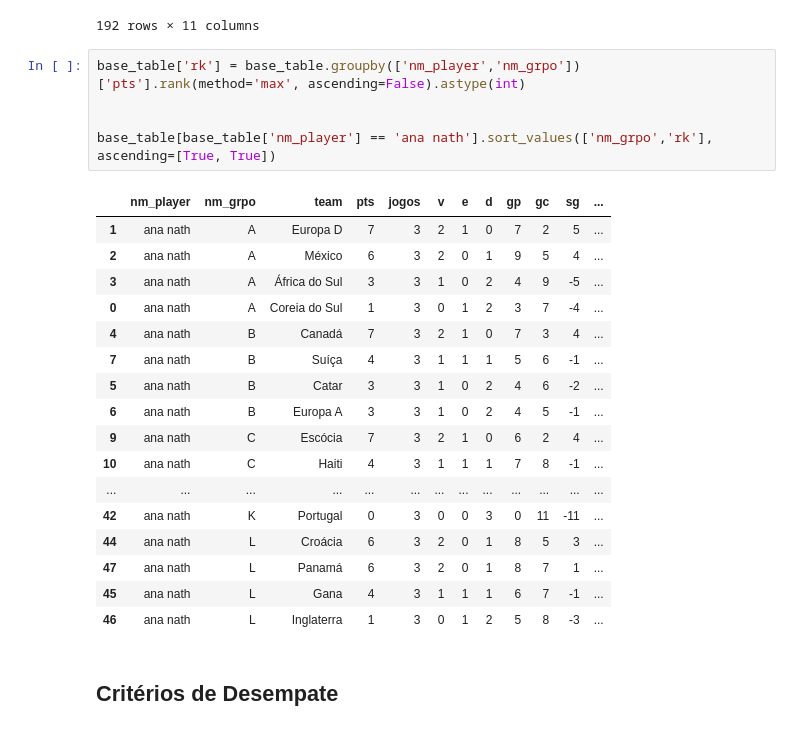
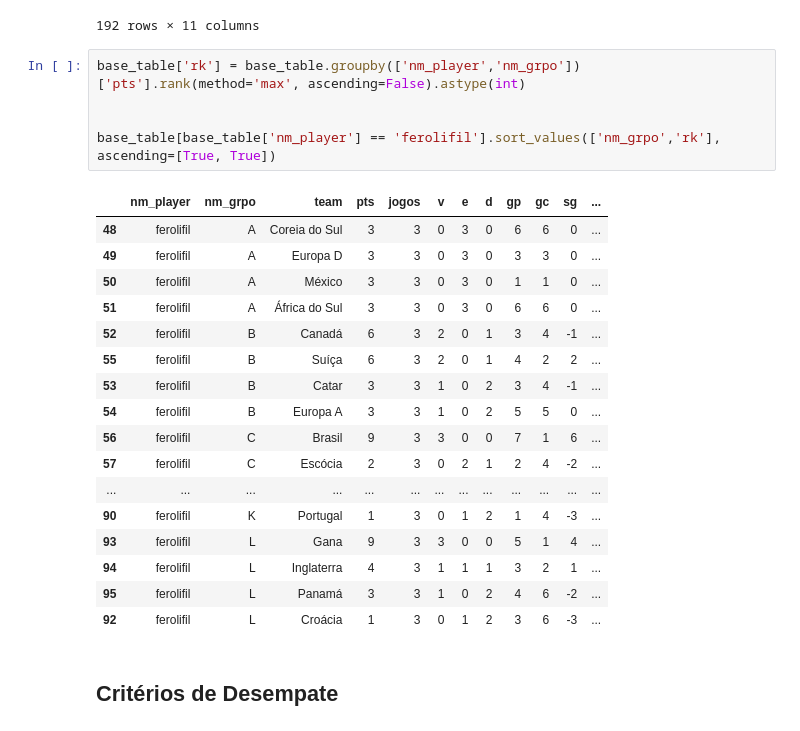
Before and after one commit to ferolifil/bolao-da-copa-2026, a Jupyter notebook: etl/etl_tabela_fg.ipynb, the cells around one changed output. Cells and saved outputs as stored; diff of their text form.

```diff
--- a/etl/etl_tabela_fg.ipynb
+++ b/etl/etl_tabela_fg.ipynb
@@ -116,26 +110,26 @@ base_table
 # %%
 base_table['rk'] = base_table.groupby(['nm_player','nm_grpo'])['pts'].rank(method='max', ascending=False).astype(int)
 
 
-base_table[base_table['nm_player'] == 'ana nath'].sort_values(['nm_grpo','rk'], ascending=[True, True])
+base_table[base_table['nm_player'] == 'ferolifil'].sort_values(['nm_grpo','rk'], ascending=[True, True])
 # %% [output]
 |  | nm_player | nm_grpo | team | pts | jogos | v | e | d | gp | gc | sg | ... |
-| 1 | ana nath | A | Europa D | 7 | 3 | 2 | 1 | 0 | 7 | 2 | 5 | ... |
-| 2 | ana nath | A | México | 6 | 3 | 2 | 0 | 1 | 9 | 5 | 4 | ... |
-| 3 | ana nath | A | África do Sul | 3 | 3 | 1 | 0 | 2 | 4 | 9 | -5 | ... |
-| 0 | ana nath | A | Coreia do Sul | 1 | 3 | 0 | 1 | 2 | 3 | 7 | -4 | ... |
-| 4 | ana nath | B | Canadá | 7 | 3 | 2 | 1 | 0 | 7 | 3 | 4 | ... |
-| 7 | ana nath | B | Suíça | 4 | 3 | 1 | 1 | 1 | 5 | 6 | -1 | ... |
-| 5 | ana nath | B | Catar | 3 | 3 | 1 | 0 | 2 | 4 | 6 | -2 | ... |
-| 6 | ana nath | B | Europa A | 3 | 3 | 1 | 0 | 2 | 4 | 5 | -1 | ... |
-| 9 | ana nath | C | Escócia | 7 | 3 | 2 | 1 | 0 | 6 | 2 | 4 | ... |
-| 10 | ana nath | C | Haiti | 4 | 3 | 1 | 1 | 1 | 7 | 8 | -1 | ... |
+| 48 | ferolifil | A | Coreia do Sul | 3 | 3 | 0 | 3 | 0 | 6 | 6 | 0 | ... |
+| 49 | ferolifil | A | Europa D | 3 | 3 | 0 | 3 | 0 | 3 | 3 | 0 | ... |
+| 50 | ferolifil | A | México | 3 | 3 | 0 | 3 | 0 | 1 | 1 | 0 | ... |
+| 51 | ferolifil | A | África do Sul | 3 | 3 | 0 | 3 | 0 | 6 | 6 | 0 | ... |
+| 52 | ferolifil | B | Canadá | 6 | 3 | 2 | 0 | 1 | 3 | 4 | -1 | ... |
+| 55 | ferolifil | B | Suíça | 6 | 3 | 2 | 0 | 1 | 4 | 2 | 2 | ... |
+| 53 | ferolifil | B | Catar | 3 | 3 | 1 | 0 | 2 | 3 | 4 | -1 | ... |
+| 54 | ferolifil | B | Europa A | 3 | 3 | 1 | 0 | 2 | 5 | 5 | 0 | ... |
+| 56 | ferolifil | C | Brasil | 9 | 3 | 3 | 0 | 0 | 7 | 1 | 6 | ... |
+| 57 | ferolifil | C | Escócia | 2 | 3 | 0 | 2 | 1 | 2 | 4 | -2 | ... |
 | ... | ... | ... | ... | ... | ... | ... | ... | ... | ... | ... | ... | ... |
-| 42 | ana nath | K | Portugal | 0 | 3 | 0 | 0 | 3 | 0 | 11 | -11 | ... |
-| 44 | ana nath | L | Croácia | 6 | 3 | 2 | 0 | 1 | 8 | 5 | 3 | ... |
-| 47 | ana nath | L | Panamá | 6 | 3 | 2 | 0 | 1 | 8 | 7 | 1 | ... |
-| 45 | ana nath | L | Gana | 4 | 3 | 1 | 1 | 1 | 6 | 7 | -1 | ... |
-| 46 | ana nath | L | Inglaterra | 1 | 3 | 0 | 1 | 2 | 5 | 8 | -3 | ... |
+| 90 | ferolifil | K | Portugal | 1 | 3 | 0 | 1 | 2 | 1 | 4 | -3 | ... |
+| 93 | ferolifil | L | Gana | 9 | 3 | 3 | 0 | 0 | 5 | 1 | 4 | ... |
+| 94 | ferolifil | L | Inglaterra | 4 | 3 | 1 | 1 | 1 | 3 | 2 | 1 | ... |
+| 95 | ferolifil | L | Panamá | 3 | 3 | 1 | 0 | 2 | 4 | 6 | -2 | ... |
+| 92 | ferolifil | L | Croácia | 1 | 3 | 0 | 1 | 2 | 3 | 6 | -3 | ... |
 # %% [markdown]
 ## Critérios de Desempate
 # %% [markdown]
```
Also changed, not shown: parts of 15 cells of this notebook, 2 other files.
